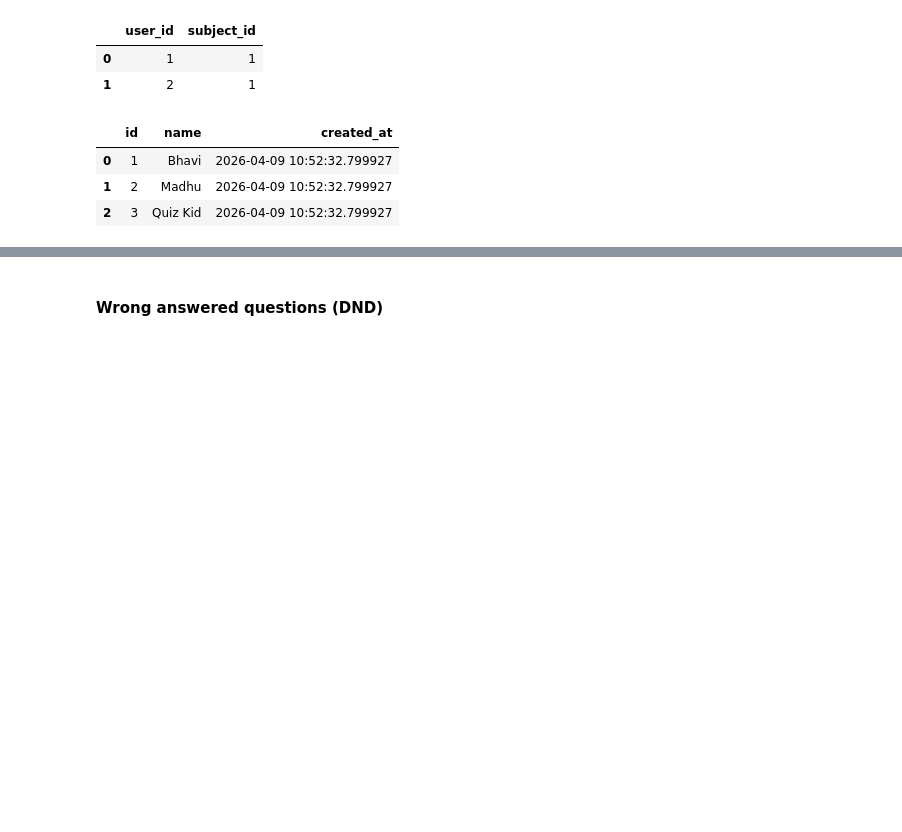
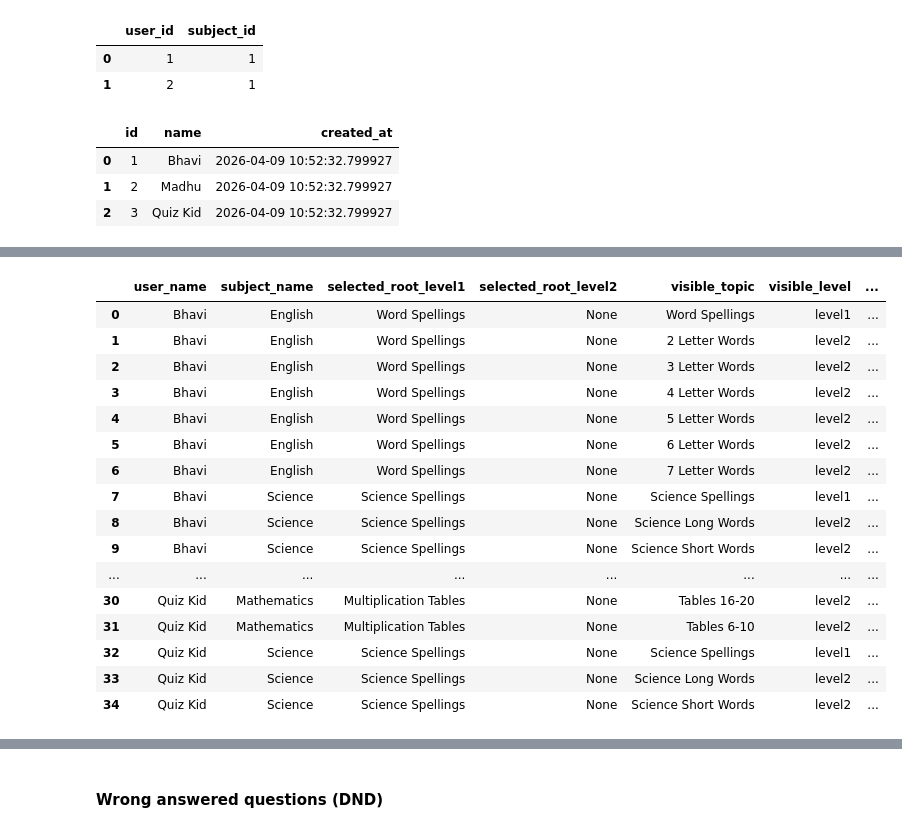
Before and after one commit to aimldlprojects/quizwiz, a Jupyter notebook: server/testing.ipynb, the cells around one changed output, grey strips where cells are left out. Drawn from its saved outputs; the diff is of its cells as text; code cells hidden in the pictures; blank space fills up the shorter version.

```diff
--- a/server/testing.ipynb
+++ b/server/testing.ipynb
@@ -152,0 +221,85 @@ users_df
+# %%
+# User names, subjects, and their selected topic paths (from settings table)
+fetch_df("""
+WITH RECURSIVE
+selected_paths AS (
+  SELECT
+    regexp_replace(key, '^admin_selected_topic_path_', '') AS user_subject_key,
+    value::bigint AS selected_topic_id
+  FROM settings
+  WHERE key LIKE %s
+),
+parsed AS (
+  SELECT
+    split_part(user_subject_key, ':', 1)::bigint AS user_id,
+    split_part(user_subject_key, ':', 2)::bigint AS subject_id,
+    selected_topic_id
+  FROM selected_paths
+),
+branch AS (
+  SELECT
+    p.user_id,
+    p.subject_id,
+    p.selected_topic_id AS topic_id,
+    p.selected_topic_id AS root_topic_id,
+    0 AS depth
+  FROM parsed p
+  UNION ALL
+  SELECT
+    b.user_id,
+    b.subject_id,
+    t.id AS topic_id,
+    b.root_topic_id,
+    b.depth + 1 AS depth
+  FROM branch b
+  JOIN topics t
+    ON t.parent_topic_id = b.topic_id
+)
+SELECT
+  u.name AS user_name,
+  s.name AS subject_name,
+  CASE
+    WHEN root.parent_topic_id IS NULL THEN root.name
+    ELSE root_parent.name
+  END AS selected_root_level1,
+  CASE
+    WHEN root.parent_topic_id IS NULL THEN NULL
+    ELSE root.name
+  END AS selected_root_level2,
+  t.name AS visible_topic,
+  CASE
+    WHEN t.parent_topic_id IS NULL THEN 'level1'
+    ELSE 'level2'
+  END AS visible_level,
+  b.depth
+FROM branch b
+JOIN users u
+  ON u.id = b.user_id
+JOIN subjects s
+  ON s.id = b.subject_id
+JOIN topics t
+  ON t.id = b.topic_id
+LEFT JOIN topics root
+  ON root.id = b.root_topic_id
+LEFT JOIN topics root_parent
+  ON root_parent.id = root.parent_topic_id
+ORDER BY u.name, s.name, b.depth, t.name;
+""", ('admin_selected_topic_path_%',))
+# %% [output]
+|  | user_name | subject_name | selected_root_level1 | selected_root_level2 | visible_topic | visible_level | ... |
+| 0 | Bhavi | English | Word Spellings | None | Word Spellings | level1 | ... |
+| 1 | Bhavi | English | Word Spellings | None | 2 Letter Words | level2 | ... |
+| 2 | Bhavi | English | Word Spellings | None | 3 Letter Words | level2 | ... |
+| 3 | Bhavi | English | Word Spellings | None | 4 Letter Words | level2 | ... |
+| 4 | Bhavi | English | Word Spellings | None | 5 Letter Words | level2 | ... |
+| 5 | Bhavi | English | Word Spellings | None | 6 Letter Words | level2 | ... |
+| 6 | Bhavi | English | Word Spellings | None | 7 Letter Words | level2 | ... |
+| 7 | Bhavi | Science | Science Spellings | None | Science Spellings | level1 | ... |
+| 8 | Bhavi | Science | Science Spellings | None | Science Long Words | level2 | ... |
+| 9 | Bhavi | Science | Science Spellings | None | Science Short Words | level2 | ... |
+| ... | ... | ... | ... | ... | ... | ... | ... |
+| 30 | Quiz Kid | Mathematics | Multiplication Tables | None | Tables 16-20 | level2 | ... |
+| 31 | Quiz Kid | Mathematics | Multiplication Tables | None | Tables 6-10 | level2 | ... |
+| 32 | Quiz Kid | Science | Science Spellings | None | Science Spellings | level1 | ... |
+| 33 | Quiz Kid | Science | Science Spellings | None | Science Long Words | level2 | ... |
+| 34 | Quiz Kid | Science | Science Spellings | None | Science Short Words | level2 | ... |
```
Also changed, not shown: parts of 5 cells of this notebook, 1 other file.
